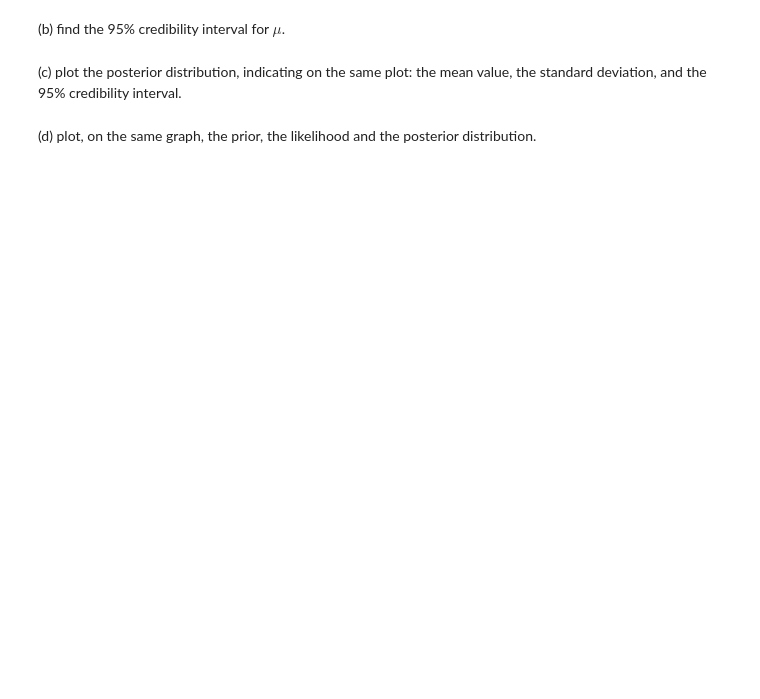
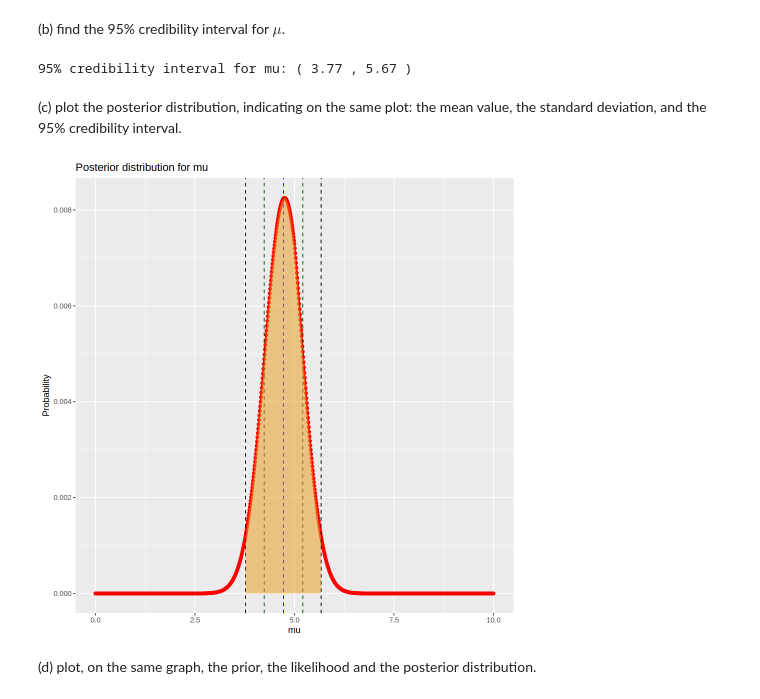
Before and after one commit to Kallo27/Advanced_statistics, a Jupyter notebook: Lab04/CalandraBuonaura_LorenzoRlab04.ipynb, the cells around one changed output. Cells and saved outputs as stored; diff of their text form; code cells hidden in the pictures; blank space fills up the shorter version.

```diff
--- a/Lab04/CalandraBuonaura_LorenzoRlab04.ipynb
+++ b/Lab04/CalandraBuonaura_LorenzoRlab04.ipynb
@@ -193,6 +218,60 @@ $
 # %% [markdown]
 (b) find the 95% credibility interval for $\mu$.
+# %%
+c_int <- function(val, int, param) {
+  low <- 0
+  up <- 0
+  a <- 1
+  b <- 1
+
+  limits <- c((1 - int) / 2, (1 + int) / 2)
+
+  while (low < limits[1]) {
+    low <- low + val[a]
+    a <- a + 1
+  }
+
+  while (up < limits[2]) {
+    up <- up + val[b]
+    b <- b + 1
+  }
+
+  if (b > length(param)) {
+    b <- length(param)
+  }
+
+  return(c(param[a], param[b]))
+}
+
+c_int_mu <- c_int(post_values, 0.95, mu)
+
+cat("95% credibility interval for mu: (", c_int_mu[1], ",", c_int_mu[2], ")\n")
+# %% [output]
+95% credibility interval for mu: ( 3.77 , 5.67 )
 # %% [markdown]
 (c) plot the posterior distribution, indicating on the same plot: the mean value, the standard deviation, and the 95% credibility interval.
+# %%
+ggplot(data = data.frame(mu, post_values), aes(x = mu, y = post_values)) +
+  geom_point(color = "red", size = 1.5) +
+  geom_line(color = "red", linewidth = 1) +
+  geom_vline(xintercept = mean_post,
+             linetype = "dashed", color = "blue") +
+  geom_vline(xintercept = mean_post - std_post,
+             linetype = "dashed", color = "#035003") +
+  geom_vline(xintercept = mean_post + std_post,
+             linetype = "dashed", color = "#035003") +
+  geom_vline(xintercept = c_int_mu[1],
+             linetype = "dashed", color = "#000000") +
+  geom_vline(xintercept = c_int_mu[2],
+             linetype = "dashed", color = "#000000") +
+  geom_ribbon(data = subset(data.frame(mu, post_values),
+                            mu >= c_int_mu[1] & mu <= c_int_mu[2]),
+              aes(ymin = 0, ymax = post_values),
+              fill = "#eb9719", alpha = 0.5) +
+  labs(title = "Posterior distribution for mu",
+       x = "mu",
+       y = "Probability")
+# %% [output]
+[figure, added]
 # %% [markdown]
 (d) plot, on the same graph, the prior, the likelihood and the posterior distribution.
```
Also changed, not shown: parts of 9 cells of this notebook.
